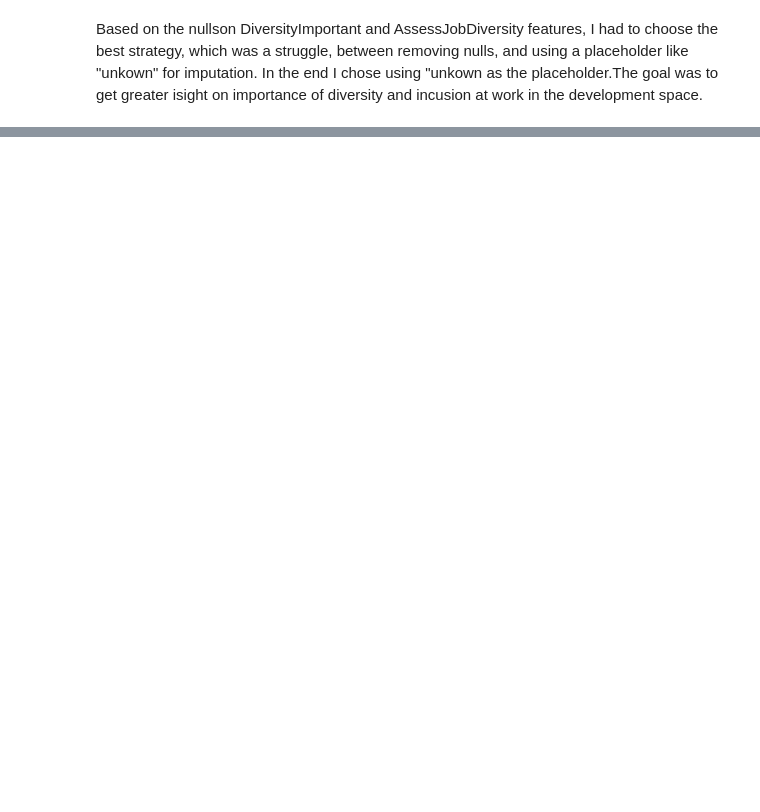
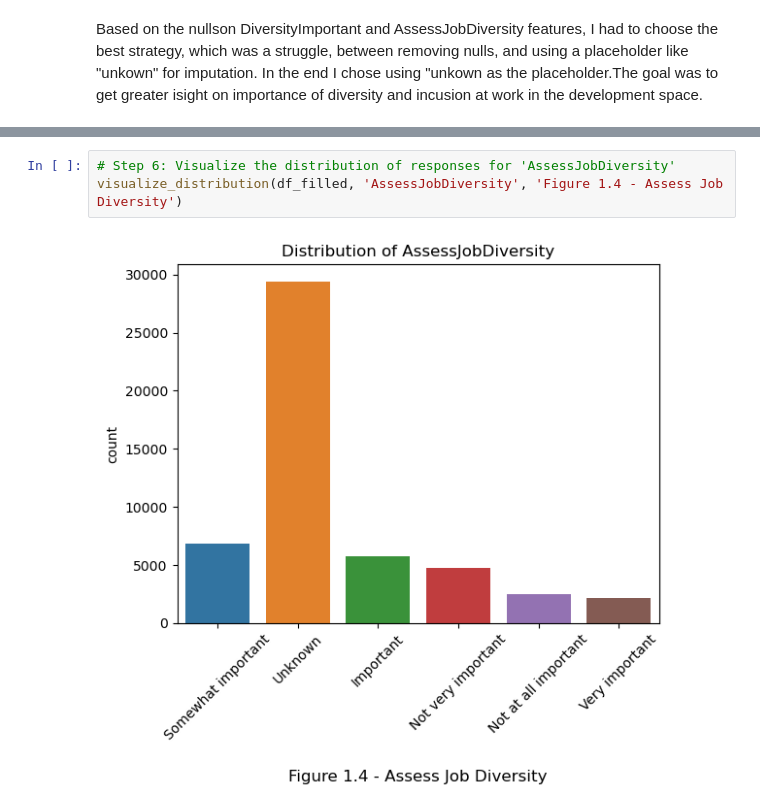
Before and after one commit to ntsikim/Udacity-project1, a Jupyter notebook: Udacity_proj_1_question1.ipynb, the cells around one changed output, grey strips where cells are left out. Cells and saved outputs as stored; diff of their text form; blank space fills up the shorter version.

```diff
--- a/Udacity_proj_1_question1.ipynb
+++ b/Udacity_proj_1_question1.ipynb
@@ -193,0 +188,5 @@ Total                             6801    29414            2154  51392
+# %%
+# Step 6: Visualize the distribution of responses for 'AssessJobDiversity'
+visualize_distribution(df_filled, 'AssessJobDiversity', 'Figure 1.4 - Assess Job Diversity')
+# %% [output]
+[figure, added]
```
Also changed, not shown: parts of 19 cells of this notebook, 2 other files.
